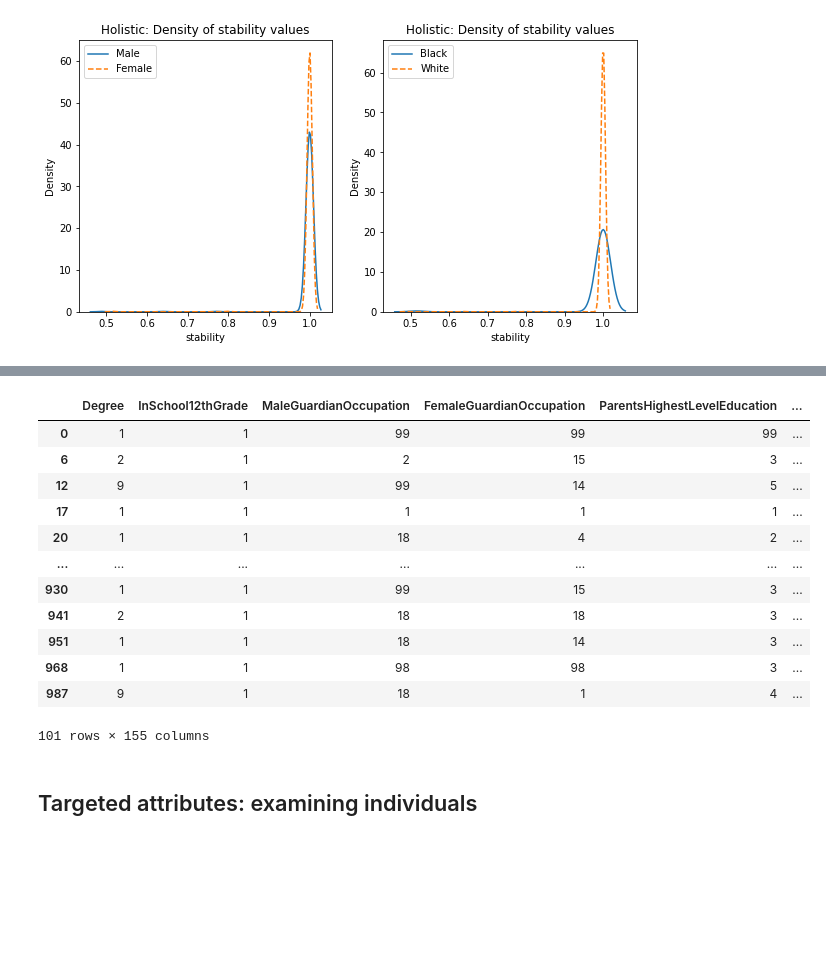
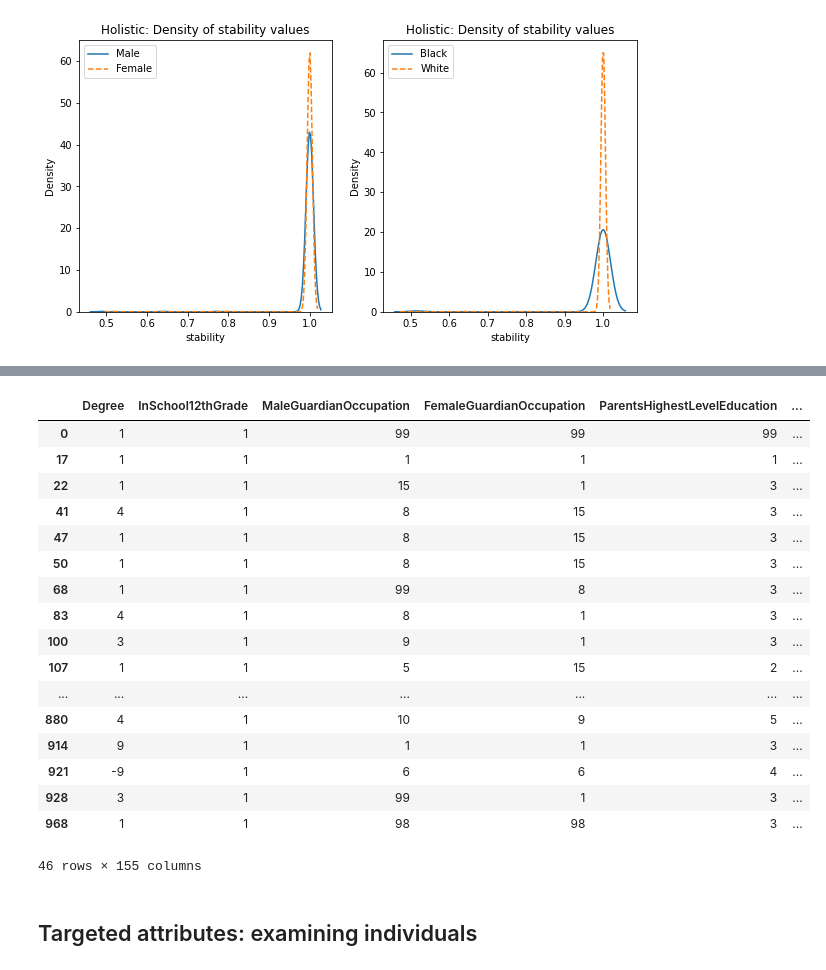
Before and after one commit to lurosenb/Swap_Auditor, a Jupyter notebook: nels_stability_tests.ipynb, the cells around one changed output, grey strips where cells are left out. Drawn from its saved outputs; the diff is of its cells as text; code cells hidden in the pictures; blank space fills up the shorter version.

```diff
--- a/nels_stability_tests.ipynb
+++ b/nels_stability_tests.ipynb
@@ -339,19 +339,24 @@ plot_density_intersectional(holistic_df, 'stability', 'Holistic', 'density_of_st
 # %%
-holistic_df[holistic_df['Race'] == 3]
+holistic_df[(holistic_df['Race'] == 3) & (holistic_df['Sex'] == 1)]
 # %% [output]
 |  | Degree | InSchool12thGrade | MaleGuardianOccupation | FemaleGuardianOccupation | ParentsHighestLevelEducation | ... |
 | 0 | 1 | 1 | 99 | 99 | 99 | ... |
-| 6 | 2 | 1 | 2 | 15 | 3 | ... |
-| 12 | 9 | 1 | 99 | 14 | 5 | ... |
 | 17 | 1 | 1 | 1 | 1 | 1 | ... |
-| 20 | 1 | 1 | 18 | 4 | 2 | ... |
+| 22 | 1 | 1 | 15 | 1 | 3 | ... |
+| 41 | 4 | 1 | 8 | 15 | 3 | ... |
+| 47 | 1 | 1 | 8 | 15 | 3 | ... |
+| 50 | 1 | 1 | 8 | 15 | 3 | ... |
+| 68 | 1 | 1 | 99 | 8 | 3 | ... |
+| 83 | 4 | 1 | 8 | 1 | 3 | ... |
+| 100 | 3 | 1 | 9 | 1 | 3 | ... |
+| 107 | 1 | 1 | 5 | 15 | 2 | ... |
 | ... | ... | ... | ... | ... | ... | ... |
-| 930 | 1 | 1 | 99 | 15 | 3 | ... |
-| 941 | 2 | 1 | 18 | 18 | 3 | ... |
-| 951 | 1 | 1 | 18 | 14 | 3 | ... |
+| 880 | 4 | 1 | 10 | 9 | 5 | ... |
+| 914 | 9 | 1 | 1 | 1 | 3 | ... |
+| 921 | -9 | 1 | 6 | 6 | 4 | ... |
+| 928 | 3 | 1 | 99 | 1 | 3 | ... |
 | 968 | 1 | 1 | 98 | 98 | 3 | ... |
-| 987 | 9 | 1 | 18 | 1 | 4 | ... |
-101 rows × 155 columns
+46 rows × 155 columns
 # %% [markdown]
 ## Targeted attributes: examining individuals
 # %%
```
Also changed, not shown: parts of 3 cells of this notebook, 1 other file.
